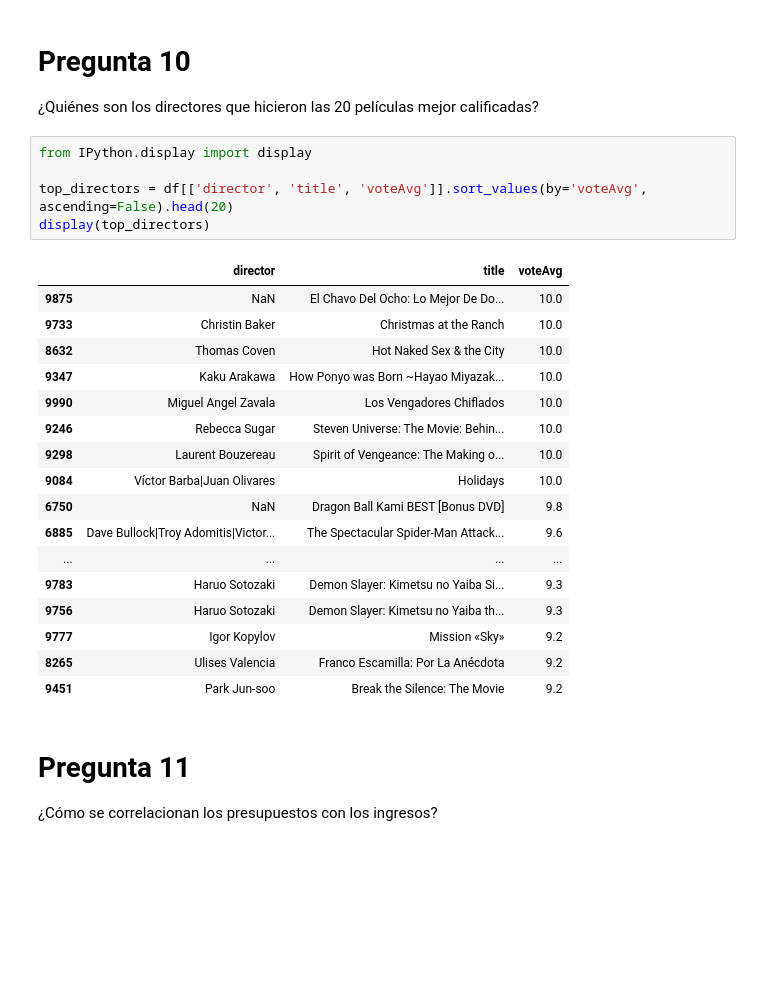
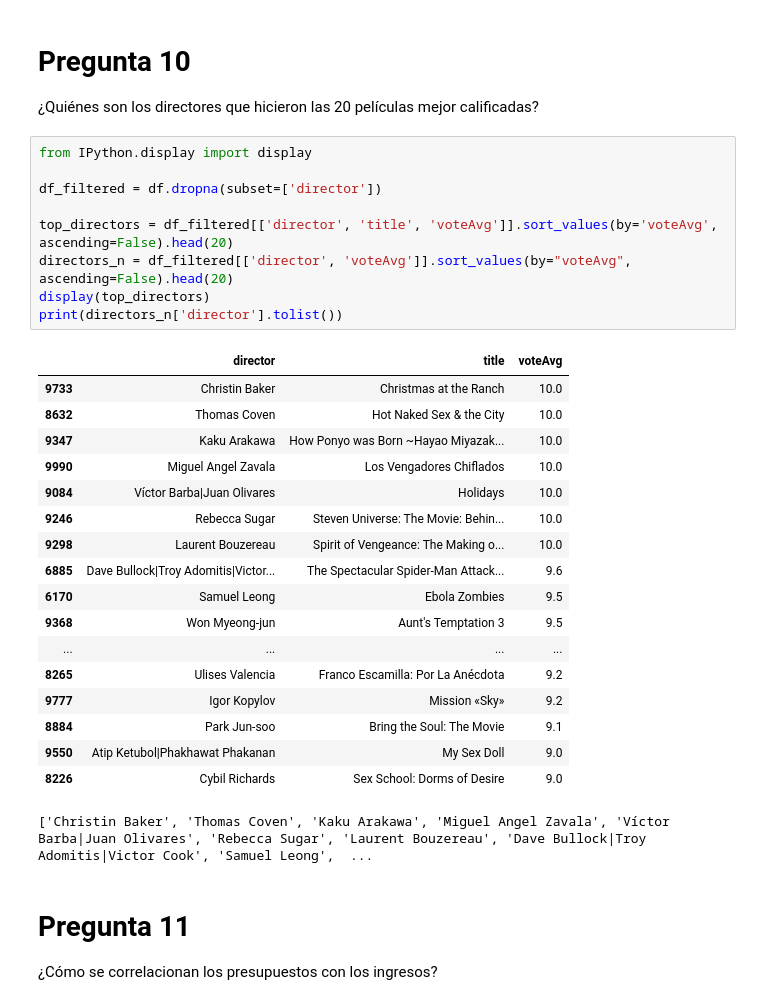
Before and after one commit to DiegoGarV/Proyecto1-mineria, a Jupyter notebook: HDT1-2.ipynb, the cells around one changed output. Cells and saved outputs as stored; diff of their text form; blank space fills up the shorter version.

```diff
--- a/HDT1-2.ipynb
+++ b/HDT1-2.ipynb
@@ -41,26 +33,31 @@ dtype: object
 # %%
 from IPython.display import display
 
-top_directors = df[['director', 'title', 'voteAvg']].sort_values(by='voteAvg', ascending=False).head(20)
+df_filtered = df.dropna(subset=['director'])
+
+top_directors = df_filtered[['director', 'title', 'voteAvg']].sort_values(by='voteAvg', ascending=False).head(20)
+directors_n = df_filtered[['director', 'voteAvg']].sort_values(by="voteAvg", ascending=False).head(20)
 display(top_directors)
+print(directors_n['director'].tolist())
 # %% [output]
 |  | director | title | voteAvg |
-| 9875 | NaN | El Chavo Del Ocho: Lo Mejor De Do... | 10.0 |
 | 9733 | Christin Baker | Christmas at the Ranch | 10.0 |
 | 8632 | Thomas Coven | Hot Naked Sex & the City | 10.0 |
 | 9347 | Kaku Arakawa | How Ponyo was Born ~Hayao Miyazak... | 10.0 |
 | 9990 | Miguel Angel Zavala | Los Vengadores Chiflados | 10.0 |
+| 9084 | Víctor Barba|Juan Olivares | Holidays | 10.0 |
 | 9246 | Rebecca Sugar | Steven Universe: The Movie: Behin... | 10.0 |
 | 9298 | Laurent Bouzereau | Spirit of Vengeance: The Making o... | 10.0 |
-| 9084 | Víctor Barba|Juan Olivares | Holidays | 10.0 |
-| 6750 | NaN | Dragon Ball Kami BEST [Bonus DVD] | 9.8 |
 | 6885 | Dave Bullock|Troy Adomitis|Victor... | The Spectacular Spider-Man Attack... | 9.6 |
+| 6170 | Samuel Leong | Ebola Zombies | 9.5 |
+| 9368 | Won Myeong-jun | Aunt's Temptation 3 | 9.5 |
 | ... | ... | ... | ... |
-| 9783 | Haruo Sotozaki | Demon Slayer: Kimetsu no Yaiba Si... | 9.3 |
-| 9756 | Haruo Sotozaki | Demon Slayer: Kimetsu no Yaiba th... | 9.3 |
+| 8265 | Ulises Valencia | Franco Escamilla: Por La Anécdota | 9.2 |
 | 9777 | Igor Kopylov | Mission «Sky» | 9.2 |
-| 8265 | Ulises Valencia | Franco Escamilla: Por La Anécdota | 9.2 |
-| 9451 | Park Jun-soo | Break the Silence: The Movie | 9.2 |
+| 8884 | Park Jun-soo | Bring the Soul: The Movie | 9.1 |
+| 9550 | Atip Ketubol|Phakhawat Phakanan | My Sex Doll | 9.0 |
+| 8226 | Cybil Richards | Sex School: Dorms of Desire | 9.0 |
+['Christin Baker', 'Thomas Coven', 'Kaku Arakawa', 'Miguel Angel Zavala', 'Víctor Barba|Juan Olivares', 'Rebecca Sugar', 'Laurent Bouzereau', 'Dave Bullock|Troy Adomitis|Victor Cook', 'Samuel Leong',  ...
 # %% [markdown]
 # Pregunta 11
 ¿Cómo se correlacionan los presupuestos con los ingresos?
```
Also changed, not shown: parts of 7 cells of this notebook.
